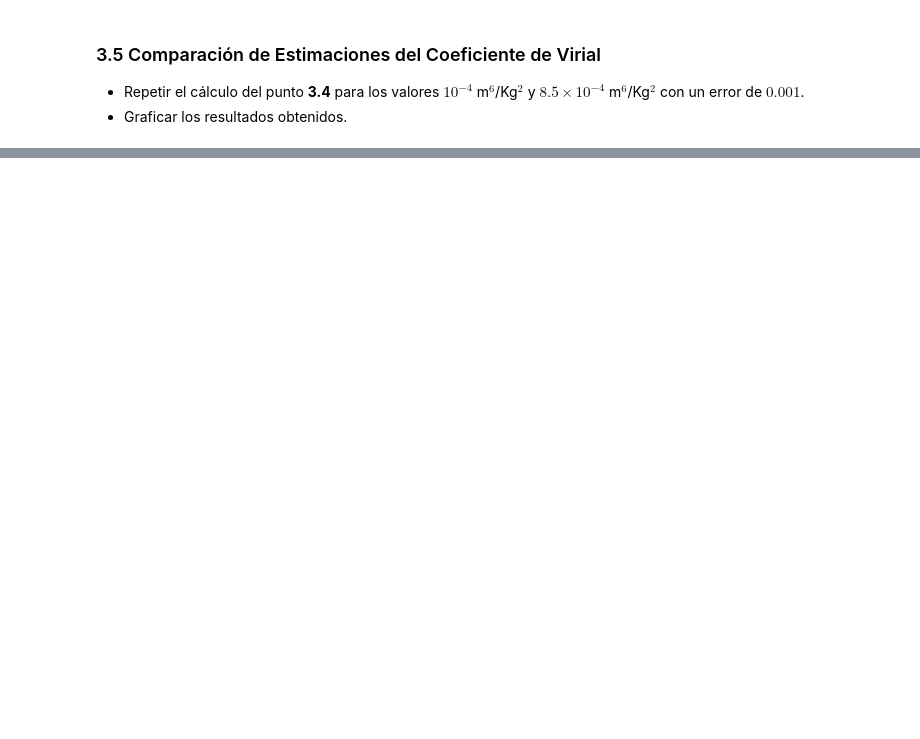
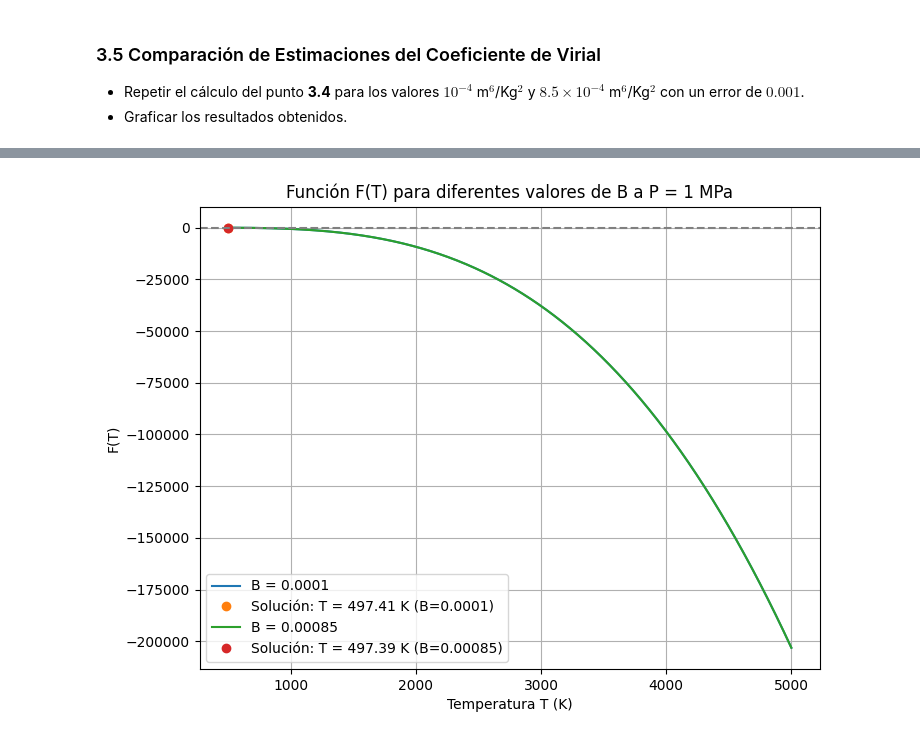
Before and after one commit to Jacobo24/Caso_1_M-todos, a Jupyter notebook: Caso_1.ipynb, the cells around one changed output, grey strips where cells are left out. Drawn from its saved outputs; the diff is of its cells as text; code cells hidden in the pictures; blank space fills up the shorter version.

```diff
--- a/Caso_1.ipynb
+++ b/Caso_1.ipynb
@@ -350,3 +666,90 @@ Tabla de valores interpolados (muestra):
 
 - Repetir el cálculo del punto **3.4** para los valores $10^{-4}$ m$^6$/Kg$^2$ y $8.5 \times 10^{-4}$ m$^6$/Kg$^2$ con un error de $0.001$.
 - Graficar los resultados obtenidos.
+# %%
+import numpy as np
+import matplotlib.pyplot as plt
+from scipy.interpolate import CubicHermiteSpline
+import pandas as pd
+
+# -------------------------------------
+# 1. Interpolación de Hermite (datos de 3.2)
+# -------------------------------------
+T_nodes = np.array([200, 250, 300, 350], dtype=float)
+V_nodes = np.array([2.80, 3.40, 4.10, 5.30], dtype=float)
+dVdT = np.array([0.012, 0.013, 0.019, 0.024], dtype=float)
+
+# Interpolador: f_interp(T) da el volumen específico (m³/kg) en función de T.
+f_interp = CubicHermiteSpline(T_nodes, V_nodes, dVdT)
+
+# -------------------------------------
+# 2. Definición de la función F(T) para el coeficiente de Virial
+# -------------------------------------
+# Datos:
+R_s = 518.6        # m³·Pa/(kg·K) para el metano
+P_const = 1e6      # Presión constante de 1 MPa en Pa
+ideal_coeff = R_s / P_const  # 518.6/1e6 = 0.0005186
+
+# Para un valor dado de B, la función ideal corregida es:
+# V_model(T;B) = ideal_coeff * T + (B*P_const)/(R_s*T)
+# Entonces, se define:
+def F(T, B):
+    C = (B * P_const) / R_s  # C = B*1e6/518.6
+    return f_interp(T) - (ideal_coeff * T + C / T)
+
+def F_prime(T, B):
+    C = (B * P_const) / R_s
+    # La derivada de la parte ideal: d/dT (ideal_coeff*T + C/T) = ideal_coeff - C/T^2.
+    return f_interp.derivative()(T) - (ideal_coeff - C / T**2)
+
+# -------------------------------------
+# 3. Método de Newton–Raphson (tolerancia = 0.001)
+# -------------------------------------
+def newton_method(F, F_prime, T0, tol, B):
+    T_current = T0
+    iterations = 0
+    while True:
+        f_val = F(T_current, B)
+        fp_val = F_prime(T_current, B)
+        if fp_val == 0:
+            break
+        T_next = T_current - f_val / fp_val
+        iterations += 1
+        if abs(T_next - T_current) < tol:
+            return T_next, iterations
+        T_current = T_next
+
+# -------------------------------------
+# 4. Cálculo para cada valor de B
+# -------------------------------------
+B_values = [1e-4, 8.5e-4]  # m^6/kg^2
+tol = 1e-3  # error de 0.001
+T0 = 1000.0  # valor inicial (en K), se escoge en extrapolación
+
+results = []
+for B in B_values:
+    T_sol, iters = newton_method(F, F_prime, T0, tol, B)
+    results.append({"B (m^6/kg^2)": B, "T_sol (K)": T_sol, "Iteraciones": iters})
+
+df_results = pd.DataFrame(results)
+print("Tabla de resultados para la estimación del coeficiente de Virial:")
+print(df_results.to_string(index=False))
+
+# -------------------------------------
+# 5. Gráfica de F(T) para cada valor de B
+# -------------------------------------
+T_range = np.linspace(500, 5000, 500)
+plt.figure(figsize=(8,6))
+for B in B_values:
+    F_vals = np.array([F(T, B) for T in T_range])
+    T_sol, _ = newton_method(F, F_prime, T0, tol, B)
+    plt.plot(T_range, F_vals, label=f"B = {B}")
+    plt.plot(T_sol, 0, 'o', label=f"Solución: T = {T_sol:.2f} K (B={B})")
+plt.axhline(0, color='gray', linestyle='--')
+plt.xlabel("Temperatura T (K)")
+plt.ylabel("F(T)")
+plt.title("Función F(T) para diferentes valores de B a P = 1 MPa")
+plt.legend()
+plt.grid(True)
+plt.show()
+# %% [output]
@@ -352,0 +760 @@ Tabla de valores interpolados (muestra):
+[figure, added]
```
Also changed, not shown: parts of 4 cells of this notebook.
